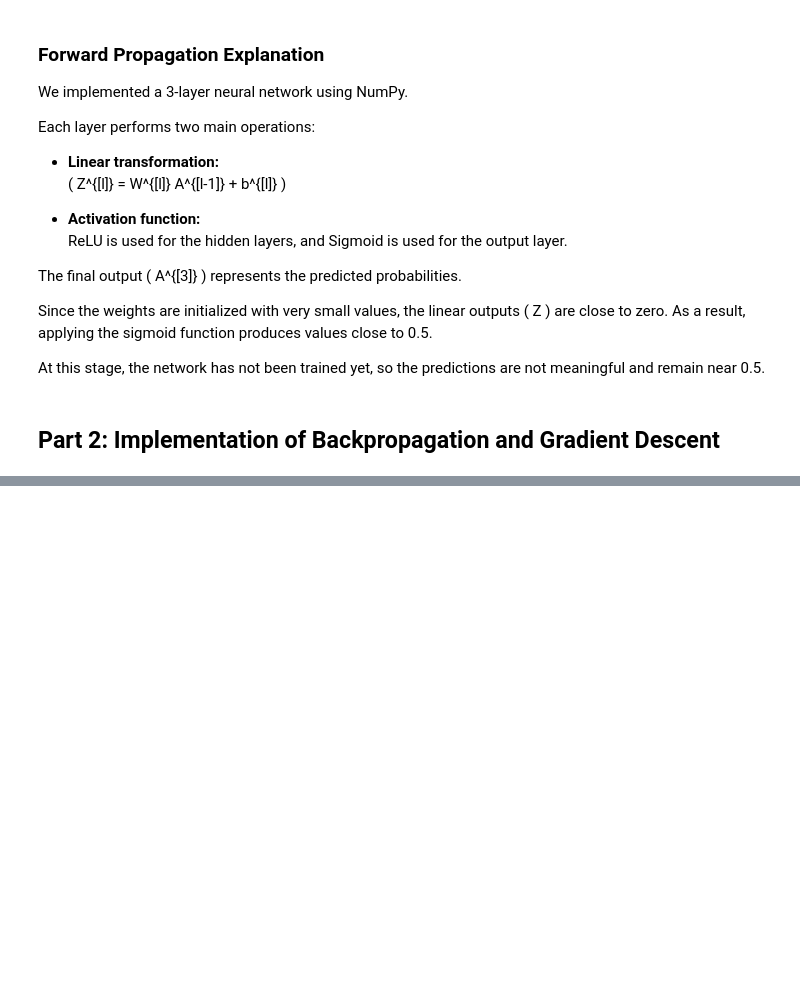
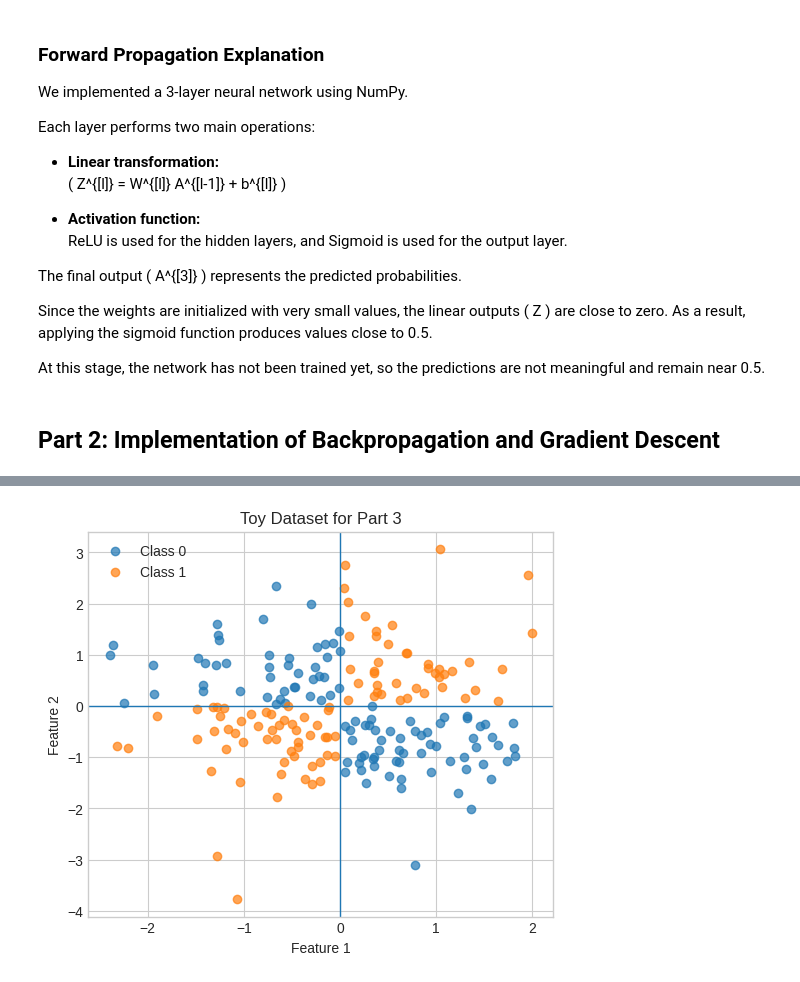
Before and after one commit to hyuan0929/MultiLayerPerceptrons_Workshop, a Jupyter notebook: MultiLayerPerceptrons_Workshop.ipynb, the cells around one changed output, grey strips where cells are left out. Saved outputs shown, nothing was run; the diff lists cells and outputs as text; code cells hidden in the pictures; blank space fills up the shorter version.

Commit message:
update part2 & add part3

```diff
--- a/MultiLayerPerceptrons_Workshop.ipynb
+++ b/MultiLayerPerceptrons_Workshop.ipynb
@@ -1072,0 +1329,14 @@ You now have a foundational understanding of one of the most important models in
+# %%
+
+plt.figure(figsize=(6, 5))
+plt.scatter(X[0, Y.flatten() == 0], X[1, Y.flatten() == 0], label='Class 0', alpha=0.7)
+plt.scatter(X[0, Y.flatten() == 1], X[1, Y.flatten() == 1], label='Class 1', alpha=0.7)
+plt.axhline(0, linewidth=1)
+plt.axvline(0, linewidth=1)
+plt.title("Toy Dataset for Part 3")
+plt.xlabel("Feature 1")
+plt.ylabel("Feature 2")
+plt.legend()
+plt.show()
+# %% [output]
+[figure, added]
```
Also changed, not shown: parts of 22 cells of this notebook.
